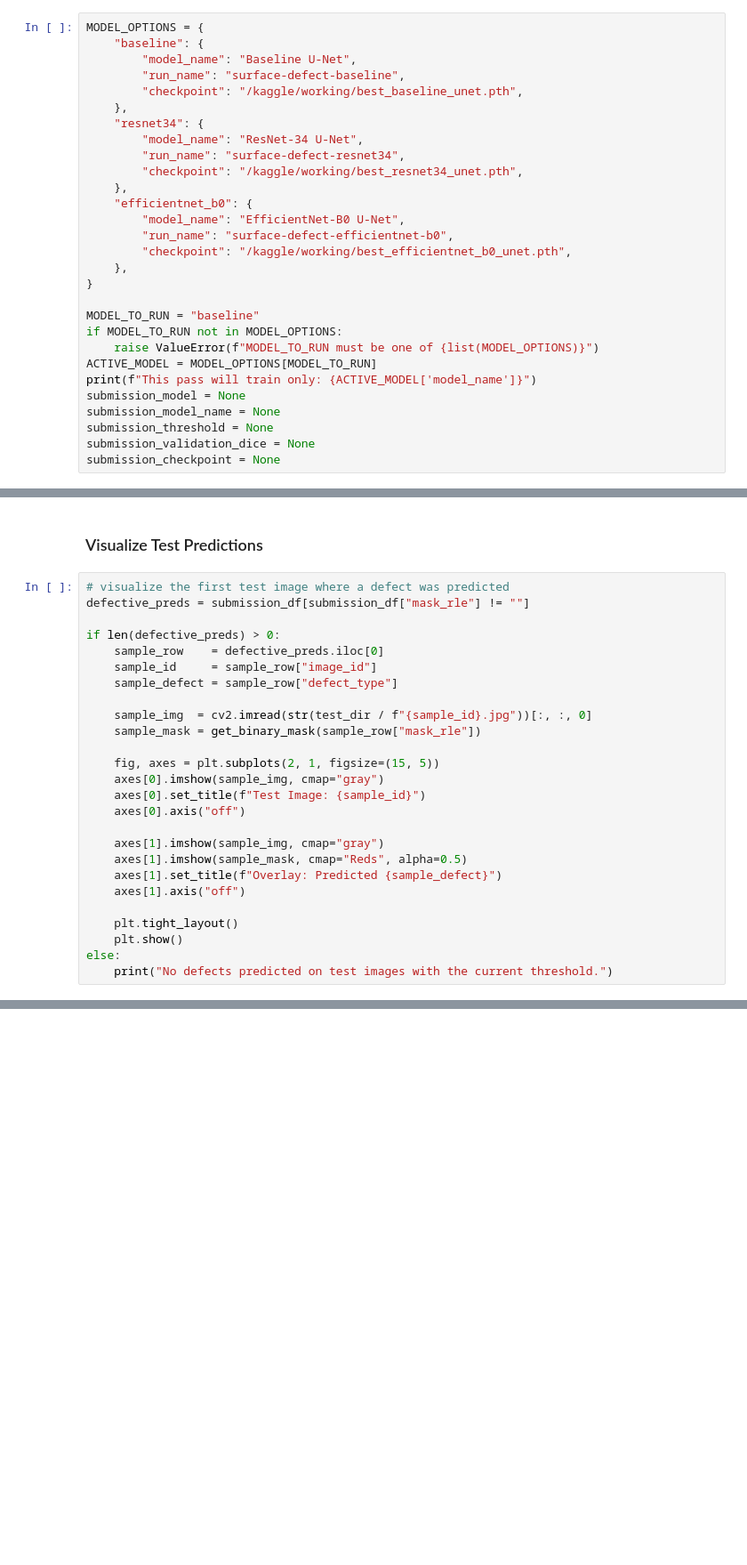
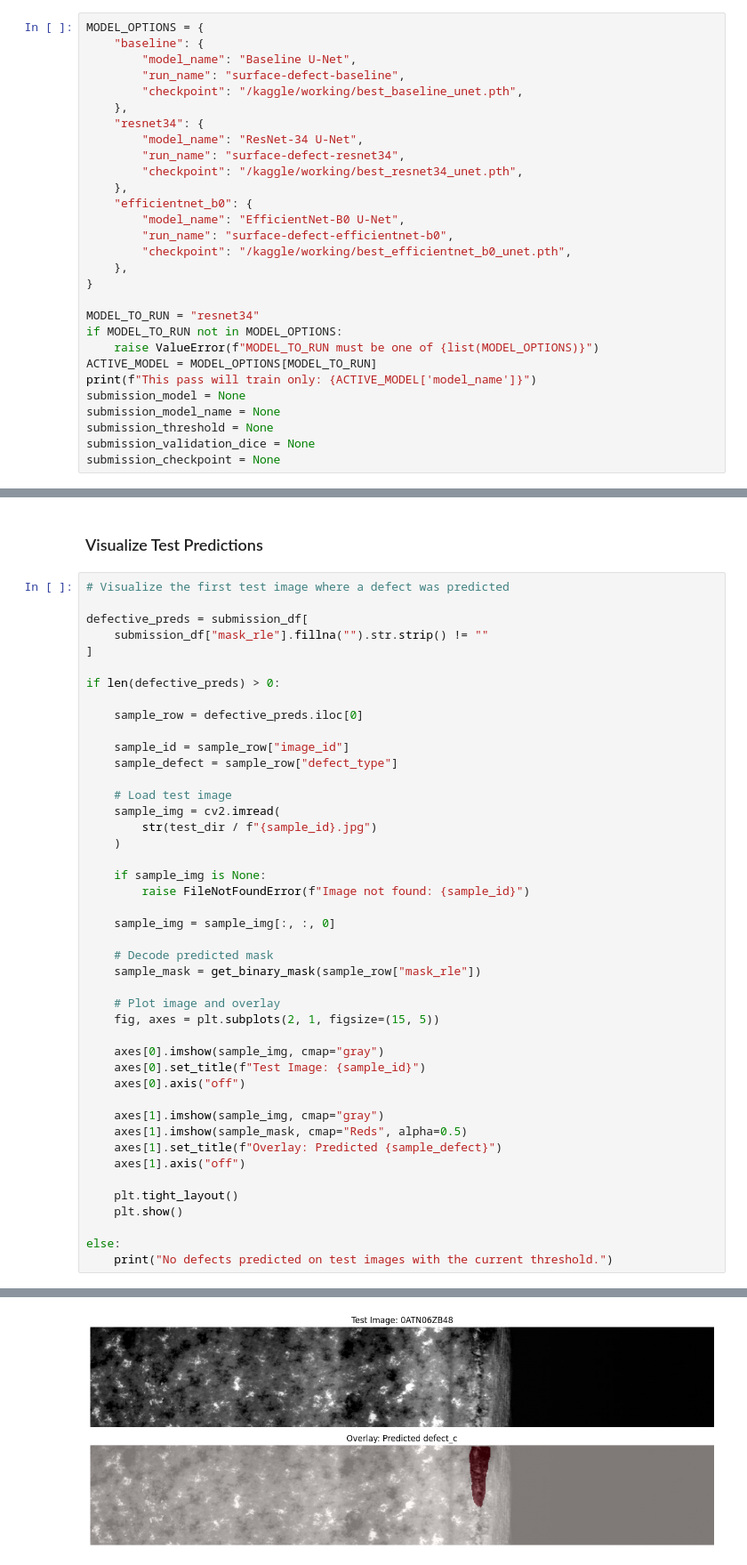
Before and after one commit to 23f2002932/23f2002932, a Jupyter notebook: dl-23f2002932-notebook-t32026.ipynb, the cells around one changed output, grey strips where cells are left out. Shown at 89% size. Drawn from its saved outputs; the diff is of its cells as text; blank space fills up the shorter version.

Commit message:
Kaggle Notebook | DL-23f2002932-notebook-t32026 | Model 2: resnet 34

```diff
--- a/dl-23f2002932-notebook-t32026.ipynb
+++ b/dl-23f2002932-notebook-t32026.ipynb
@@ -1177,7 +1177,7 @@ MODEL_OPTIONS = {
     },
 }
 
-MODEL_TO_RUN = "baseline"
+MODEL_TO_RUN = "resnet34"
 if MODEL_TO_RUN not in MODEL_OPTIONS:
     raise ValueError(f"MODEL_TO_RUN must be one of {list(MODEL_OPTIONS)}")
 ACTIVE_MODEL = MODEL_OPTIONS[MODEL_TO_RUN]
@@ -1975,18 +2065,35 @@ Null values: 0
 # %% [markdown]
 ### Visualize Test Predictions
 # %%
-# visualize the first test image where a defect was predicted
-defective_preds = submission_df[submission_df["mask_rle"] != ""]
+# Visualize the first test image where a defect was predicted
+
+defective_preds = submission_df[
+    submission_df["mask_rle"].fillna("").str.strip() != ""
+]
 
 if len(defective_preds) > 0:
-    sample_row    = defective_preds.iloc[0]
-    sample_id     = sample_row["image_id"]
+
+    sample_row = defective_preds.iloc[0]
+
+    sample_id = sample_row["image_id"]
     sample_defect = sample_row["defect_type"]
 
-    sample_img  = cv2.imread(str(test_dir / f"{sample_id}.jpg"))[:, :, 0]
+    # Load test image
+    sample_img = cv2.imread(
+        str(test_dir / f"{sample_id}.jpg")
+    )
+
+    if sample_img is None:
+        raise FileNotFoundError(f"Image not found: {sample_id}")
+
+    sample_img = sample_img[:, :, 0]
+
+    # Decode predicted mask
     sample_mask = get_binary_mask(sample_row["mask_rle"])
 
+    # Plot image and overlay
     fig, axes = plt.subplots(2, 1, figsize=(15, 5))
+
     axes[0].imshow(sample_img, cmap="gray")
     axes[0].set_title(f"Test Image: {sample_id}")
     axes[0].axis("off")
@@ -1998,6 +2105,7 @@ if len(defective_preds) > 0:
 
     plt.tight_layout()
     plt.show()
+
 else:
     print("No defects predicted on test images with the current threshold.")
 # %% [output]
@@ -2004,0 +2112 @@ No defects predicted on test images with the current threshold.
+[figure, added]
```
Also changed, not shown: parts of 23 cells of this notebook.
